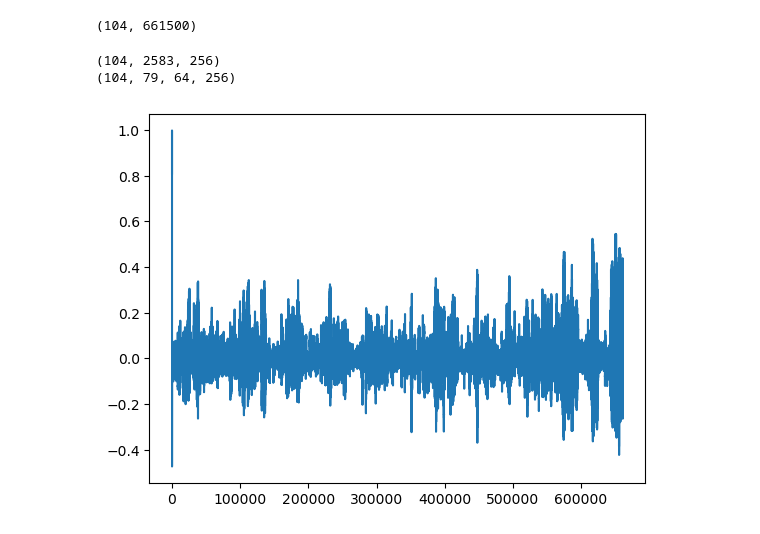
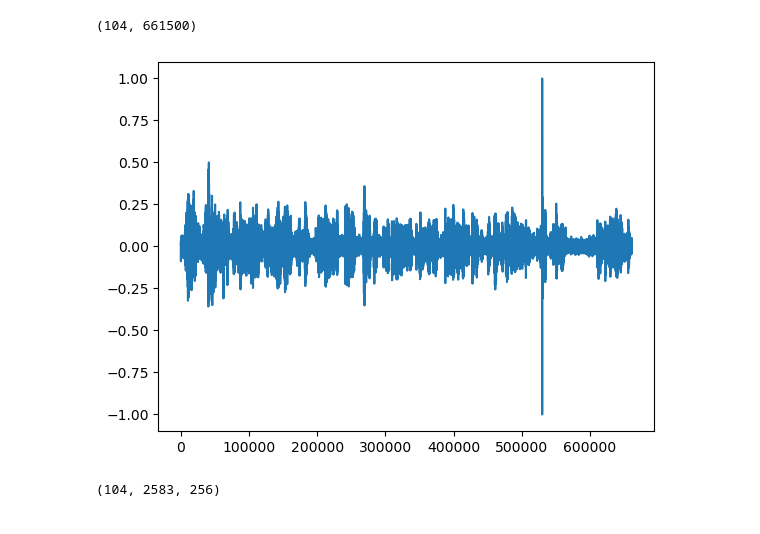
Before and after one commit to jonasbuechi/music_speech, a Jupyter notebook: RNN.ipynb, the cells around one changed output. Drawn from its saved outputs; the diff is of its cells as text; code cells hidden in the pictures.

```diff
--- a/RNN.ipynb
+++ b/RNN.ipynb
@@ -107,24 +107,17 @@ sounds.shape
 # %% [output]
 (104, 661500)
+# %%
+plt.plot(train_sounds[0])
+plt.show()
+# %% [output]
+[figure, added]
 # %%
 fft_step=256
 fft_size=512
-fft_chunks = len(sounds[0])//fft_step
+fft_chunks = len(train_sounds[0])//fft_step
 
-logmag = dft_logmag(sounds,fft_chunks,fft_step,fft_size)
-print(logmag.shape)
-
-patch_step = 32
-patch_size = 64
-logmag_patches = patches(logmag,patch_step,patch_size)
-print(logmag_patches.shape)
+train_logmag = dft_logmag(train_sounds,fft_chunks,fft_step,fft_size)
+print(train_logmag.shape)
 # %% [output]
 (104, 2583, 256)
-(104, 79, 64, 256)
-# %%
-pick = 7
-plt.plot(sounds[pick])
-plt.show()
-# %% [output]
-[figure, removed]
 # %%
```
Also changed, not shown: parts of 9 cells of this notebook.
